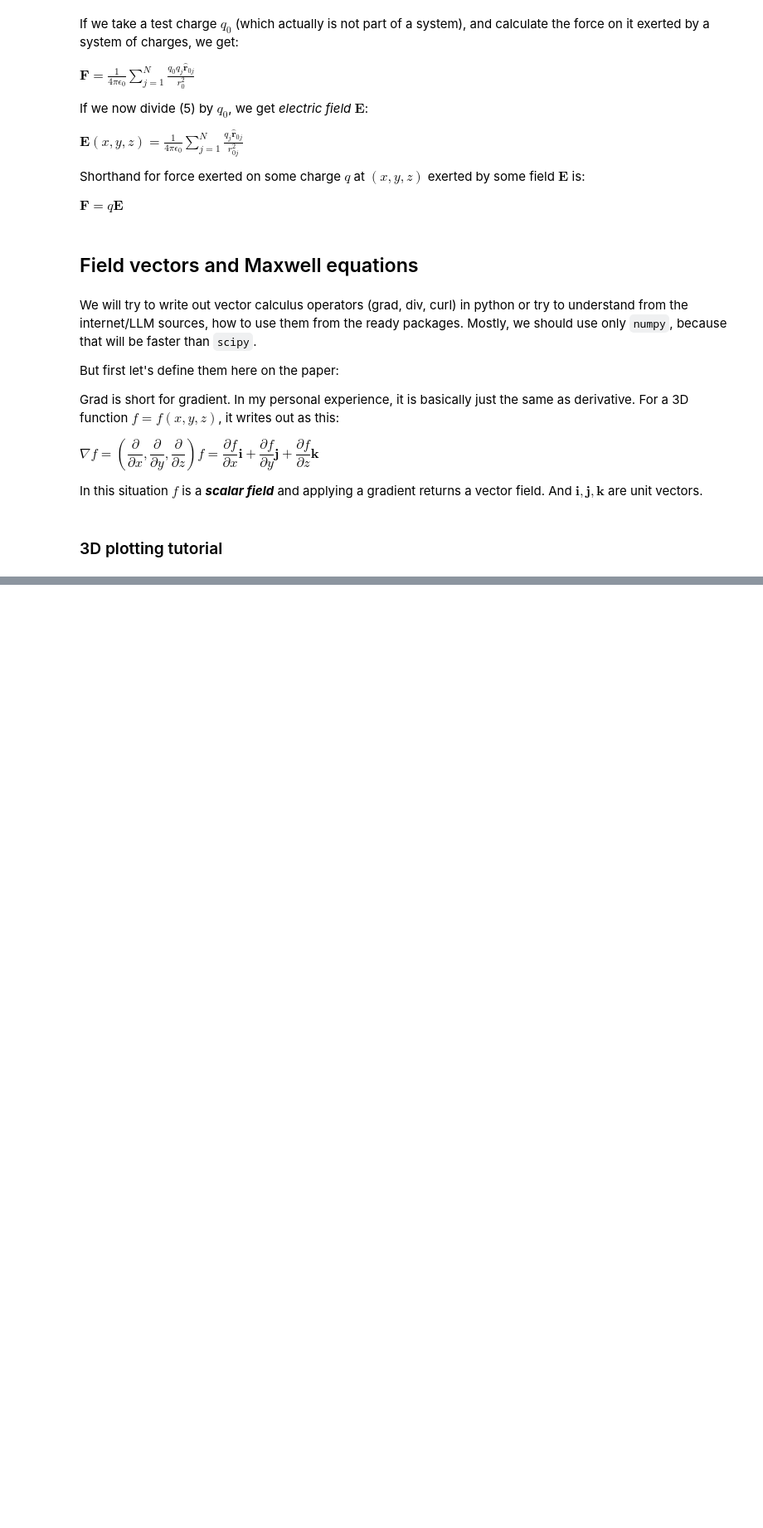
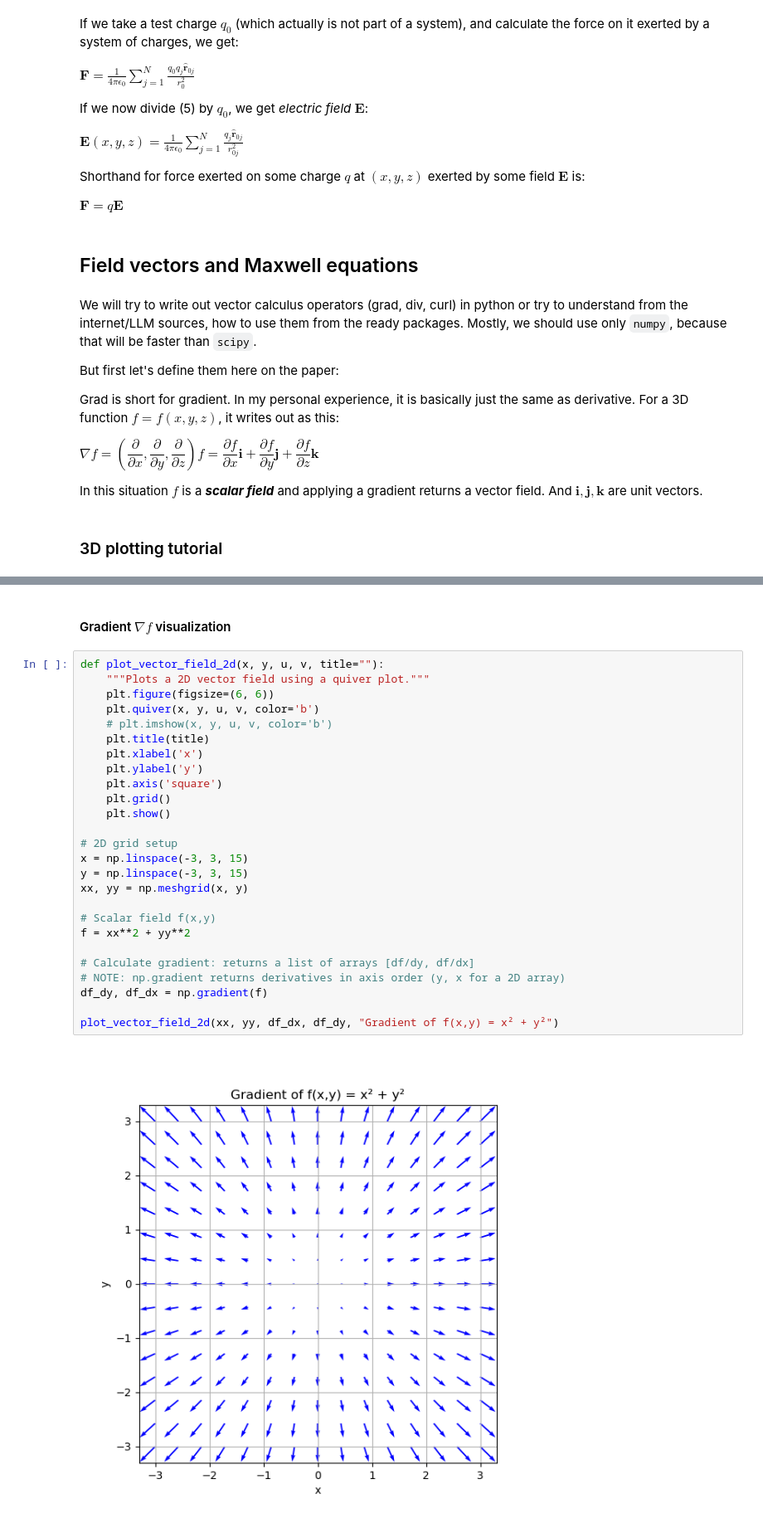
Before and after one commit to lampnis/aerosol-things, a Jupyter notebook: CEPAS_useful.ipynb, the cells around one changed output, grey strips where cells are left out. Shown at 83% size. Drawn from its saved outputs; the diff is of its cells as text; blank space fills up the shorter version.

```diff
--- a/CEPAS_useful.ipynb
+++ b/CEPAS_useful.ipynb
@@ -595,0 +733,30 @@ plt.show()
+# %% [markdown]
+#### Gradient $\nabla f$ visualization
+# %%
+def plot_vector_field_2d(x, y, u, v, title=""):
+    """Plots a 2D vector field using a quiver plot."""
+    plt.figure(figsize=(6, 6))
+    plt.quiver(x, y, u, v, color='b')
+    # plt.imshow(x, y, u, v, color='b')
+    plt.title(title)
+    plt.xlabel('x')
+    plt.ylabel('y')
+    plt.axis('square')
+    plt.grid()
+    plt.show()
+
+# 2D grid setup
+x = np.linspace(-3, 3, 15)
+y = np.linspace(-3, 3, 15)
+xx, yy = np.meshgrid(x, y)
+
+# Scalar field f(x,y)
+f = xx**2 + yy**2
+
+# Calculate gradient: returns a list of arrays [df/dy, df/dx]
+# NOTE: np.gradient returns derivatives in axis order (y, x for a 2D array)
+df_dy, df_dx = np.gradient(f)
+
+plot_vector_field_2d(xx, yy, df_dx, df_dy, "Gradient of f(x,y) = x² + y²")
+# %% [output]
+[figure, added]
```
Also changed, not shown: parts of 18 cells of this notebook, 1 other file.
